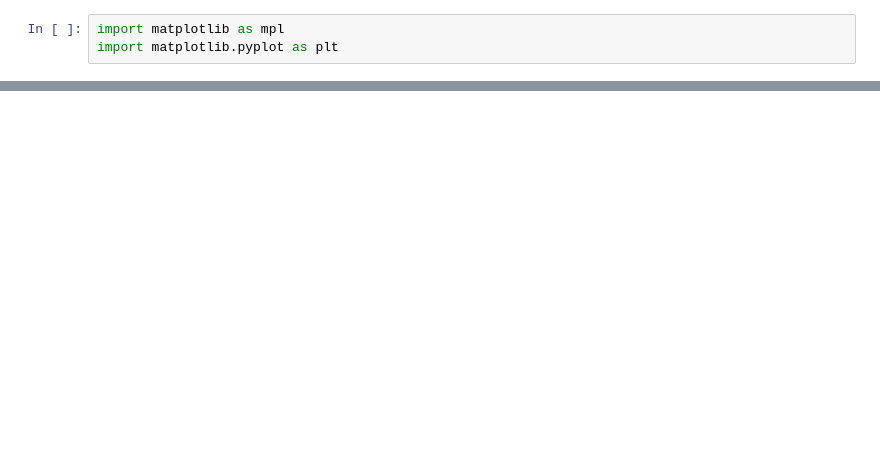
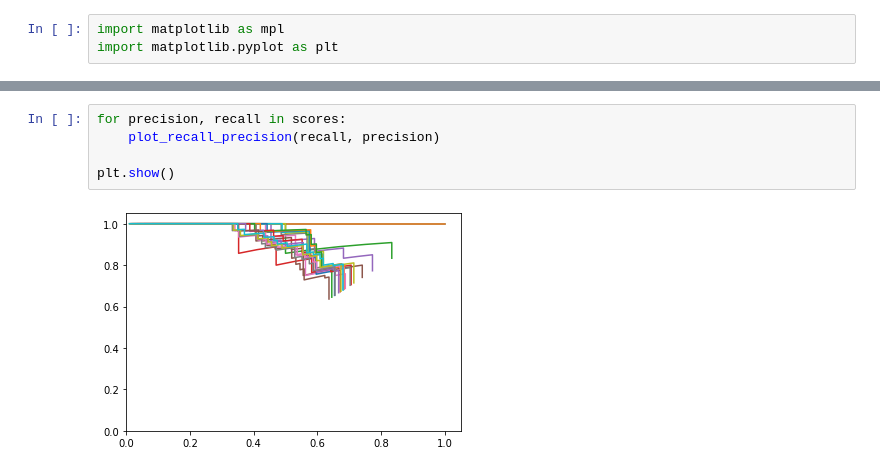
Before and after one commit to Progetto-Agiw/Page-Linkage, a Jupyter notebook: jaccard-similiarity/Grafici dataset artigianale.ipynb, the cells around one changed output, grey strips where cells are left out. Saved outputs shown, nothing was run; the diff lists cells and outputs as text; blank space fills up the shorter version.

```diff
--- a/jaccard-similiarity/Grafici dataset artigianale.ipynb
+++ b/jaccard-similiarity/Grafici dataset artigianale.ipynb
@@ -88,0 +70,7 @@ plot_recall_precision(scores[0], scores[1])
+# %%
+for precision, recall in scores:
+    plot_recall_precision(recall, precision)
+
+plt.show()
+# %% [output]
+[figure, added]
```
Also changed, not shown: parts of 6 cells of this notebook.
